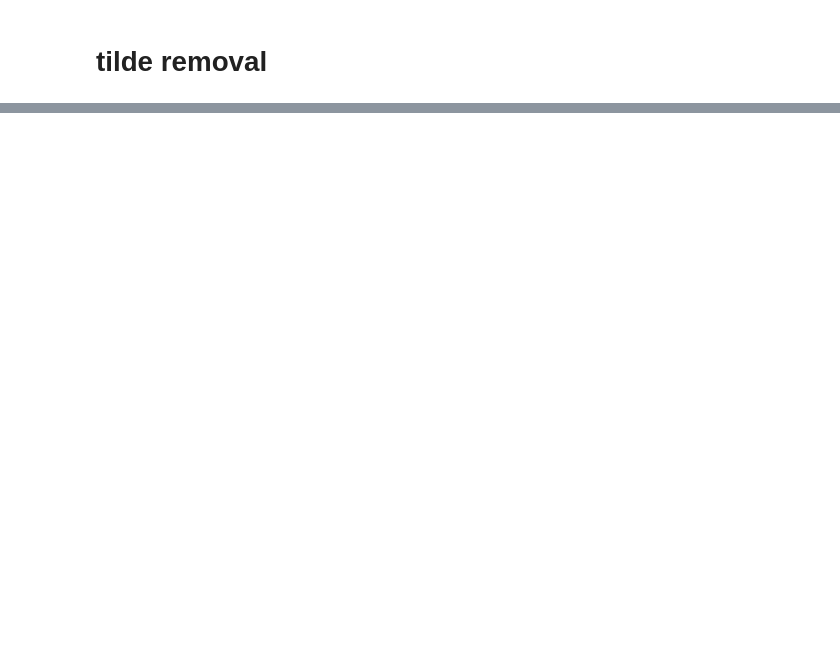
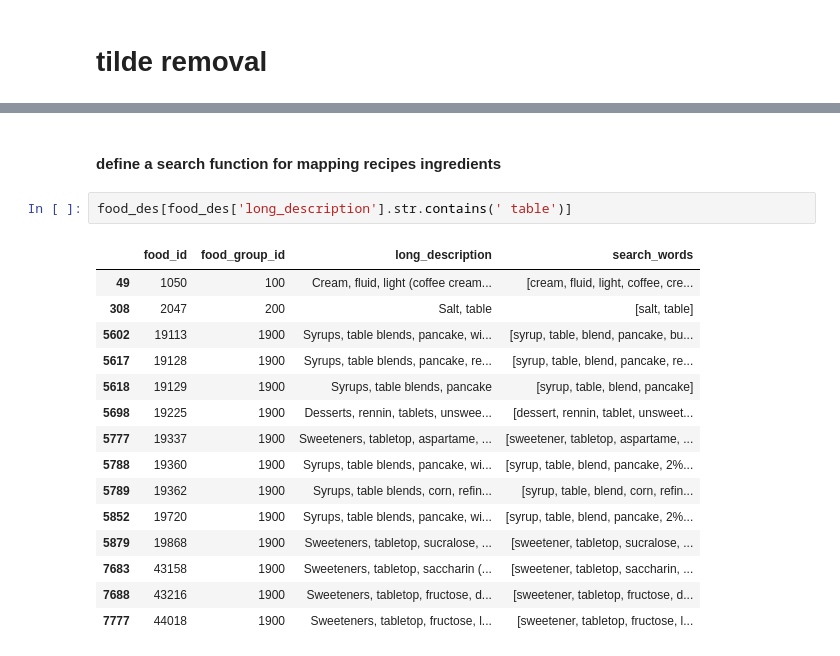
Before and after one commit to epfl-ada-2018/Project, a Jupyter notebook: notebooks/USDA_parsing.ipynb, the cells around one changed output, grey strips where cells are left out. Cells and saved outputs as stored; diff of their text form; blank space fills up the shorter version.

Commit message:
USDA parsing and ingredients mapping done

```diff
--- a/notebooks/USDA_parsing.ipynb
+++ b/notebooks/USDA_parsing.ipynb
@@ -175,0 +212,20 @@ search_ingredient("honey")
+# %% [markdown]
+#### define a search function for mapping recipes ingredients
+# %%
+food_des[food_des['long_description'].str.contains(' table')]
+# %% [output]
+|  | food_id | food_group_id | long_description | search_words |
+| 49 | 1050 | 100 | Cream, fluid, light (coffee cream... | [cream, fluid, light, coffee, cre... |
+| 308 | 2047 | 200 | Salt, table | [salt, table] |
+| 5602 | 19113 | 1900 | Syrups, table blends, pancake, wi... | [syrup, table, blend, pancake, bu... |
+| 5617 | 19128 | 1900 | Syrups, table blends, pancake, re... | [syrup, table, blend, pancake, re... |
+| 5618 | 19129 | 1900 | Syrups, table blends, pancake | [syrup, table, blend, pancake] |
+| 5698 | 19225 | 1900 | Desserts, rennin, tablets, unswee... | [dessert, rennin, tablet, unsweet... |
+| 5777 | 19337 | 1900 | Sweeteners, tabletop, aspartame, ... | [sweetener, tabletop, aspartame, ... |
+| 5788 | 19360 | 1900 | Syrups, table blends, pancake, wi... | [syrup, table, blend, pancake, 2%... |
+| 5789 | 19362 | 1900 | Syrups, table blends, corn, refin... | [syrup, table, blend, corn, refin... |
+| 5852 | 19720 | 1900 | Syrups, table blends, pancake, wi... | [syrup, table, blend, pancake, 2%... |
+| 5879 | 19868 | 1900 | Sweeteners, tabletop, sucralose, ... | [sweetener, tabletop, sucralose, ... |
+| 7683 | 43158 | 1900 | Sweeteners, tabletop, saccharin (... | [sweetener, tabletop, saccharin, ... |
+| 7688 | 43216 | 1900 | Sweeteners, tabletop, fructose, d... | [sweetener, tabletop, fructose, d... |
+| 7777 | 44018 | 1900 | Sweeteners, tabletop, fructose, l... | [sweetener, tabletop, fructose, l... |
```
Also changed, not shown: parts of 75 cells of this notebook, 2 other files.
